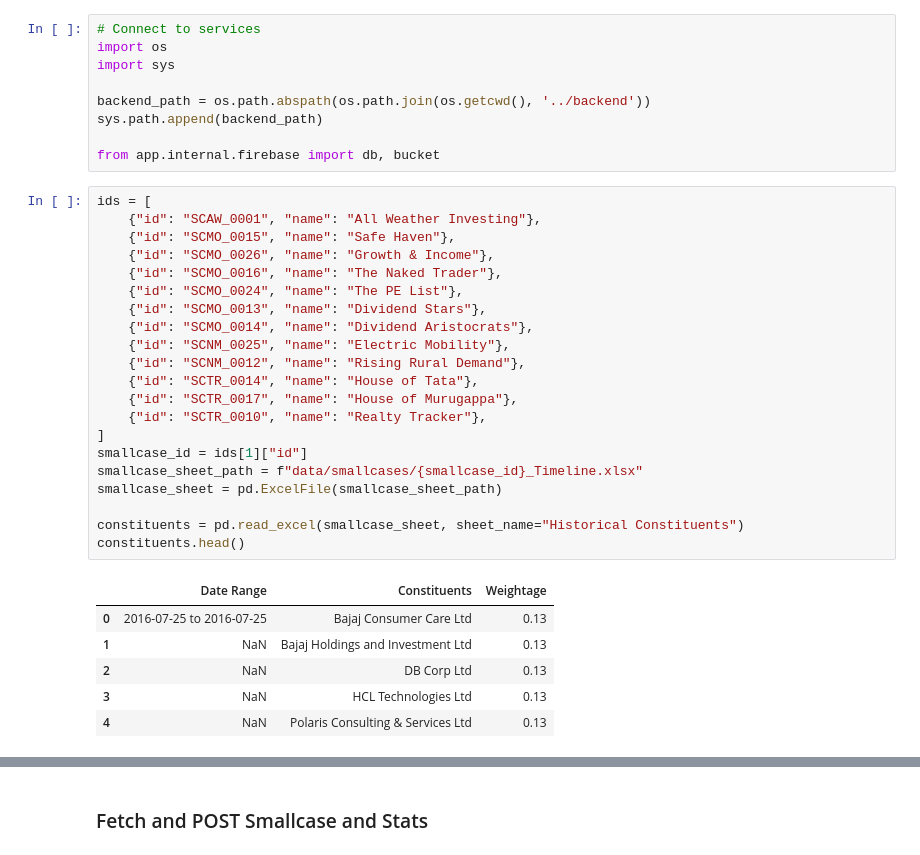
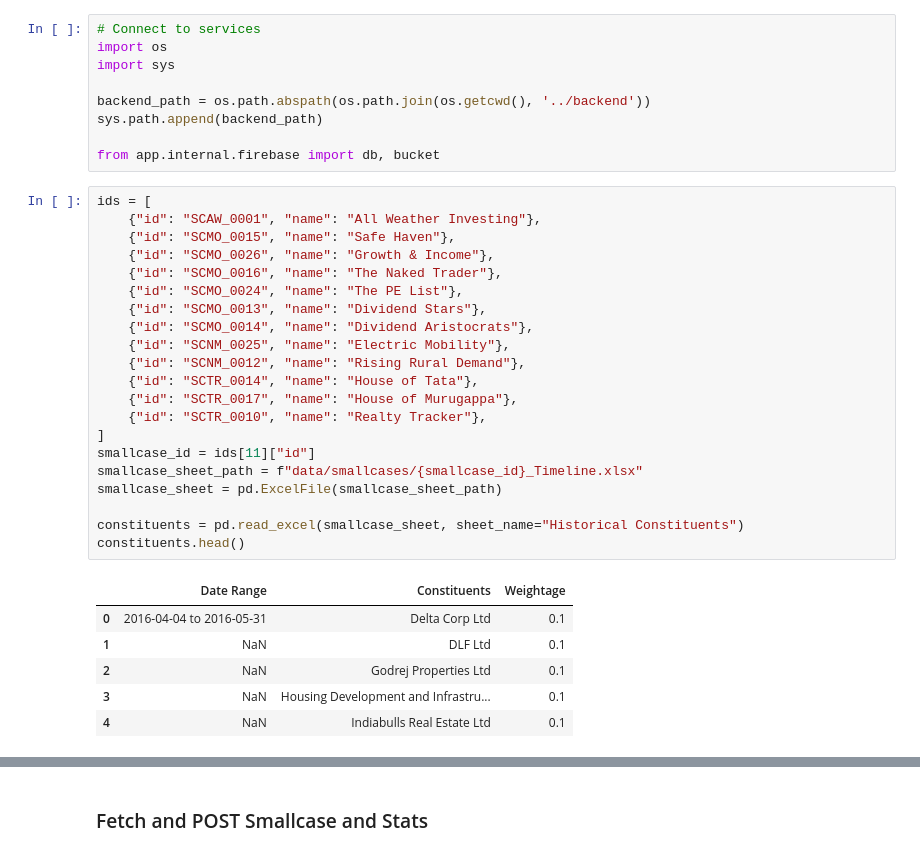
Before and after one commit to pagar22/laxmi-chit-fund, a Jupyter notebook: notebooks/smallcases.ipynb, the cells around one changed output, grey strips where cells are left out. Cells and saved outputs as stored; diff of their text form.

```diff
--- a/notebooks/smallcases.ipynb
+++ b/notebooks/smallcases.ipynb
@@ -27,31 +19,31 @@ from app.internal.firebase import db, bucket
 # %%
 ids = [
     {"id": "SCAW_0001", "name": "All Weather Investing"},
     {"id": "SCMO_0015", "name": "Safe Haven"},
     {"id": "SCMO_0026", "name": "Growth & Income"},
     {"id": "SCMO_0016", "name": "The Naked Trader"},
     {"id": "SCMO_0024", "name": "The PE List"},
     {"id": "SCMO_0013", "name": "Dividend Stars"},
     {"id": "SCMO_0014", "name": "Dividend Aristocrats"},
     {"id": "SCNM_0025", "name": "Electric Mobility"},
     {"id": "SCNM_0012", "name": "Rising Rural Demand"},
     {"id": "SCTR_0014", "name": "House of Tata"},
     {"id": "SCTR_0017", "name": "House of Murugappa"},
     {"id": "SCTR_0010", "name": "Realty Tracker"},
 ]
-smallcase_id = ids[1]["id"]
+smallcase_id = ids[11]["id"]
 smallcase_sheet_path = f"data/smallcases/{smallcase_id}_Timeline.xlsx"
 smallcase_sheet = pd.ExcelFile(smallcase_sheet_path)
 
 constituents = pd.read_excel(smallcase_sheet, sheet_name="Historical Constituents")
 constituents.head()
 # %% [output]
 |  | Date Range | Constituents | Weightage |
-| 0 | 2016-07-25 to 2016-07-25 | Bajaj Consumer Care Ltd | 0.13 |
-| 1 | NaN | Bajaj Holdings and Investment Ltd | 0.13 |
-| 2 | NaN | DB Corp Ltd | 0.13 |
-| 3 | NaN | HCL Technologies Ltd | 0.13 |
-| 4 | NaN | Polaris Consulting & Services Ltd | 0.13 |
+| 0 | 2016-04-04 to 2016-05-31 | Delta Corp Ltd | 0.1 |
+| 1 | NaN | DLF Ltd | 0.1 |
+| 2 | NaN | Godrej Properties Ltd | 0.1 |
+| 3 | NaN | Housing Development and Infrastru... | 0.1 |
+| 4 | NaN | Indiabulls Real Estate Ltd | 0.1 |
 # %%
 indexes = pd.read_excel(smallcase_sheet, sheet_name="Historical Index Values")
 indexes.head()
```
Also changed, not shown: parts of 4 cells of this notebook, 2 other files.
